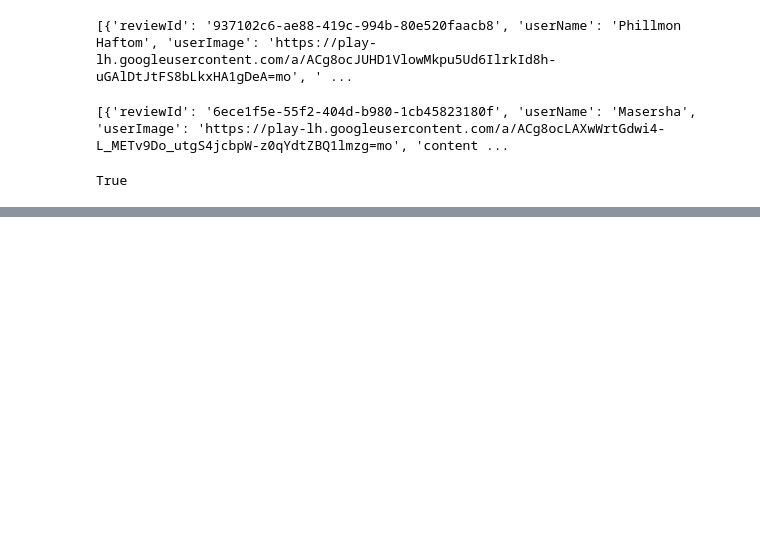
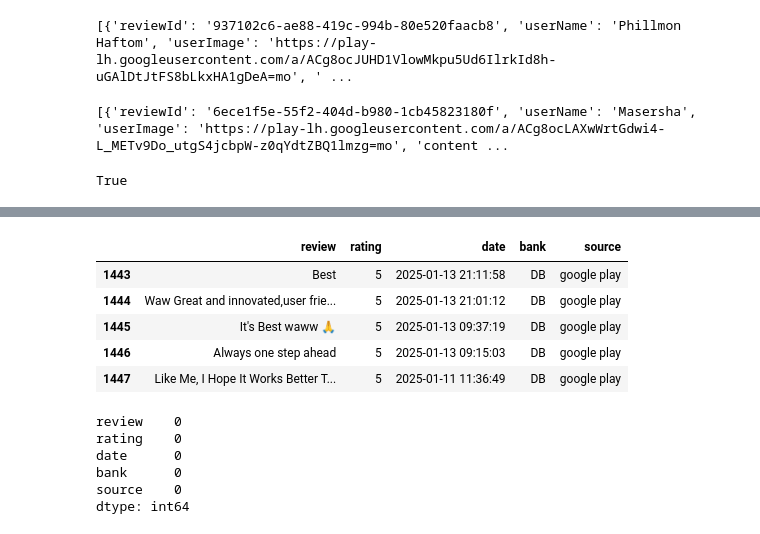
Before and after one commit to michael-099/Customer-Experience-Analytics-for-Fintech-Apps-10ac-w2, a Jupyter notebook: notebooks/Data Collection and Preprocessing.ipynb, the cells around one changed output, grey strips where cells are left out. Drawn from its saved outputs; the diff is of its cells as text; code cells hidden in the pictures; blank space fills up the shorter version.

```diff
--- a/notebooks/Data Collection and Preprocessing.ipynb
+++ b/notebooks/Data Collection and Preprocessing.ipynb
@@ -42,0 +62,18 @@ df.to_csv('scraped data.csv', index=False)
+# %%
+df.tail()
+# %% [output]
+|  | review | rating | date | bank | source |
+| 1443 | Best | 5 | 2025-01-13 21:11:58 | DB | google play |
+| 1444 | Waw Great and innovated,user frie... | 5 | 2025-01-13 21:01:12 | DB | google play |
+| 1445 | It's Best waww 🙏 | 5 | 2025-01-13 09:37:19 | DB | google play |
+| 1446 | Always one step ahead | 5 | 2025-01-13 09:15:03 | DB | google play |
+| 1447 | Like Me, I Hope It Works Better T... | 5 | 2025-01-11 11:36:49 | DB | google play |
+# %%
+df.isnull().sum()
+# %% [output]
+review    0
+rating    0
+date      0
+bank      0
+source    0
+dtype: int64
```
Also changed, not shown: parts of 12 cells of this notebook, 1 other file.
